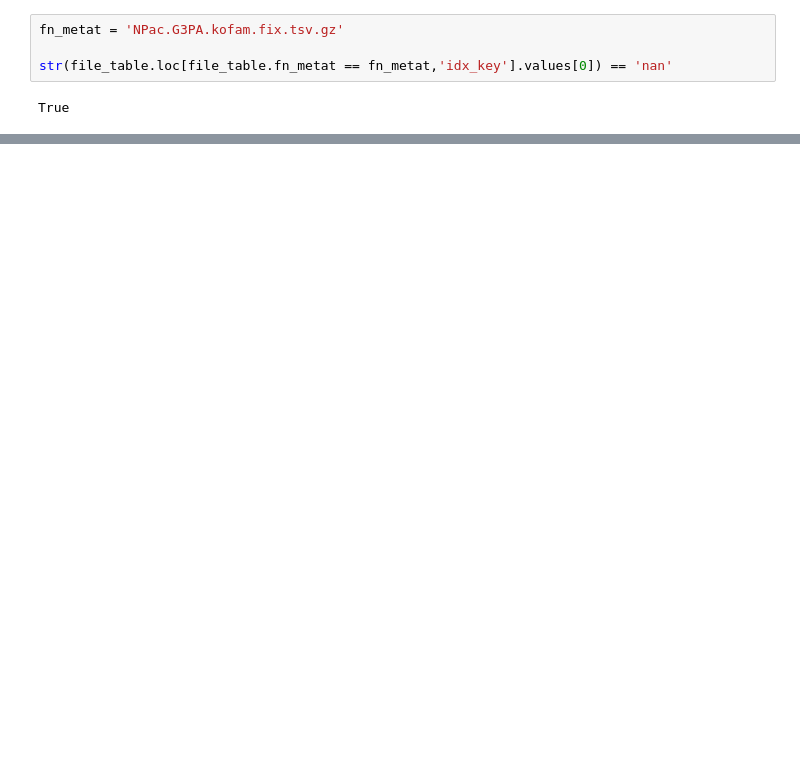
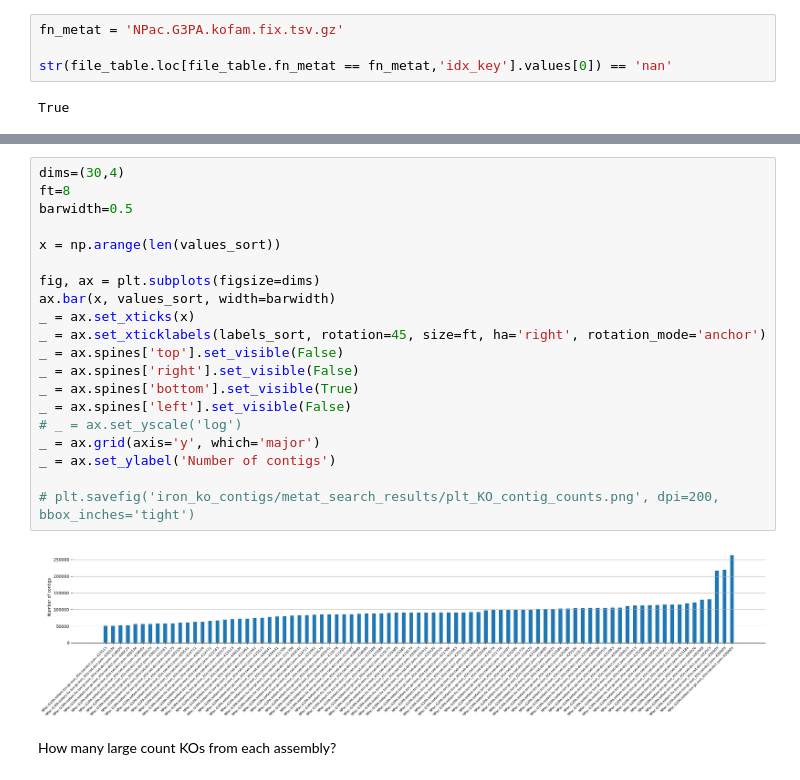
Before and after one commit to benjamingrodner/armbrust-metat-search, a Jupyter notebook: notebooks/nb_get_iron_ko_contig_dicts.ipynb, the cells around one changed output, grey strips where cells are left out. Cells and saved outputs as stored; diff of their text form; blank space fills up the shorter version.

```diff
--- a/notebooks/nb_get_iron_ko_contig_dicts.ipynb
+++ b/notebooks/nb_get_iron_ko_contig_dicts.ipynb
@@ -1227,0 +1498,24 @@ True
+# %%
+dims=(30,4)
+ft=8
+barwidth=0.5
+
+x = np.arange(len(values_sort))
+
+fig, ax = plt.subplots(figsize=dims)
+ax.bar(x, values_sort, width=barwidth)
+_ = ax.set_xticks(x)
+_ = ax.set_xticklabels(labels_sort, rotation=45, size=ft, ha='right', rotation_mode='anchor')
+_ = ax.spines['top'].set_visible(False)
+_ = ax.spines['right'].set_visible(False)
+_ = ax.spines['bottom'].set_visible(True)
+_ = ax.spines['left'].set_visible(False)
+# _ = ax.set_yscale('log')
+_ = ax.grid(axis='y', which='major')
+_ = ax.set_ylabel('Number of contigs')
+
+# plt.savefig('iron_ko_contigs/metat_search_results/plt_KO_contig_counts.png', dpi=200, bbox_inches='tight')
+# %% [output]
+[figure, added]
+# %% [markdown]
+How many large count KOs from each assembly?
```
Also changed, not shown: parts of 48 cells of this notebook, 8 other files.
